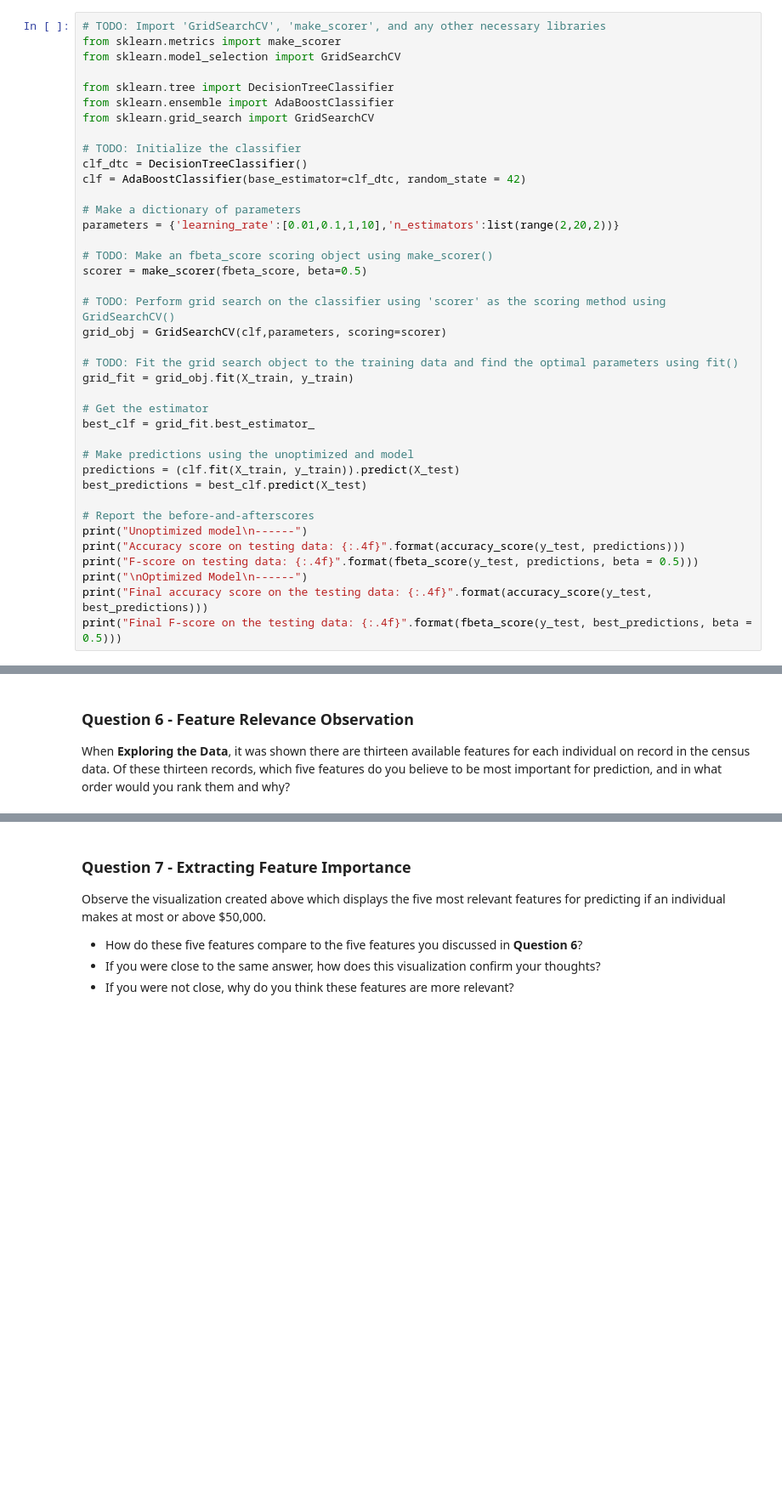
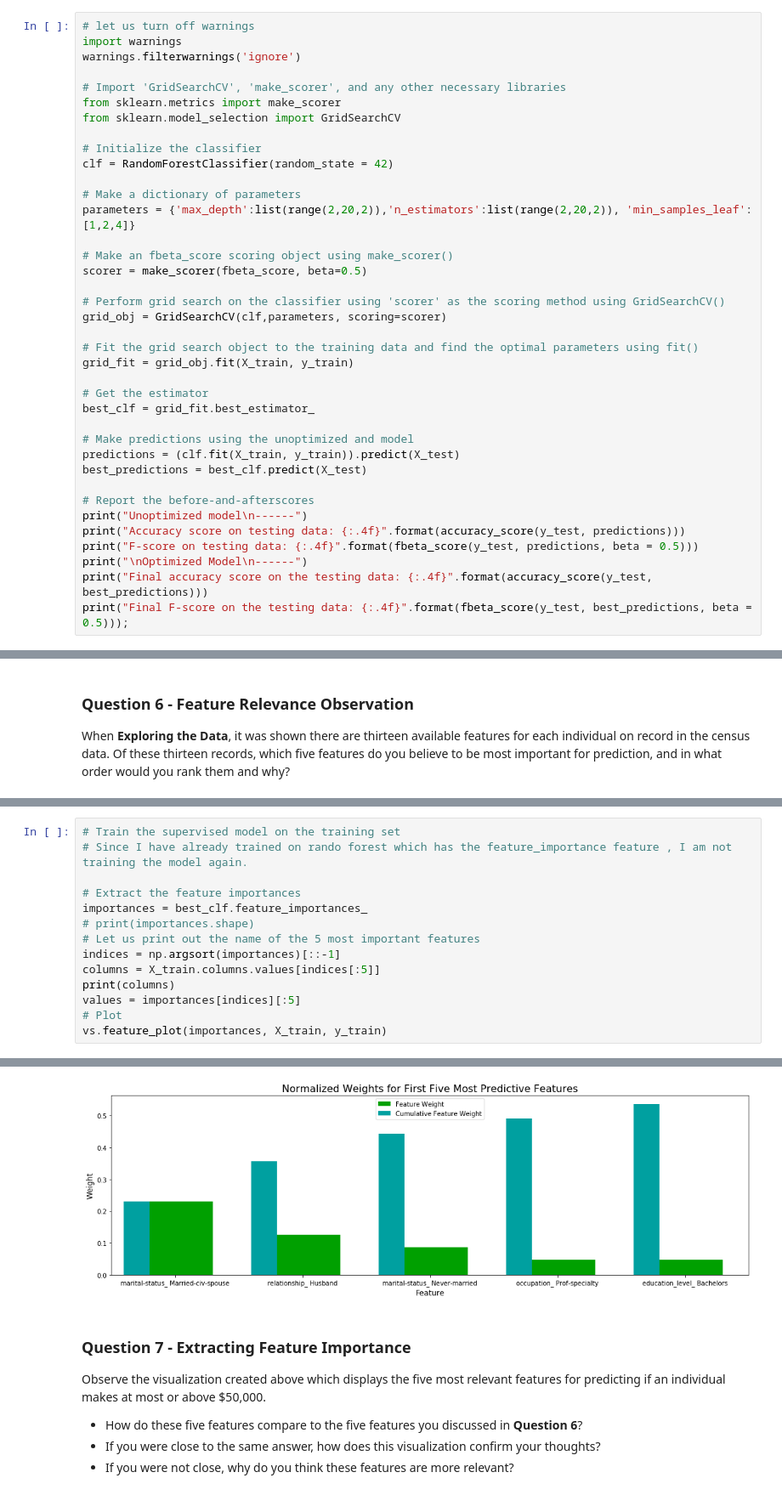
Before and after one commit to manjugoyal/DSND_Term1, a Jupyter notebook: projects/p1_charityml/finding_donors.ipynb, the cells around one changed output, grey strips where cells are left out. Shown: that part at 85% size. Saved outputs shown, nothing was run; the diff lists cells and outputs as text; blank space fills up the shorter version.

```diff
--- a/projects/p1_charityml/finding_donors.ipynb
+++ b/projects/p1_charityml/finding_donors.ipynb
@@ -529,26 +475,25 @@ Fine tune the chosen model. Use grid search (`GridSearchCV`) with at least one i
 # %%
-# TODO: Import 'GridSearchCV', 'make_scorer', and any other necessary libraries
+# let us turn off warnings
+import warnings
+warnings.filterwarnings('ignore')
+
+# Import 'GridSearchCV', 'make_scorer', and any other necessary libraries
 from sklearn.metrics import make_scorer
 from sklearn.model_selection import GridSearchCV
 
-from sklearn.tree import DecisionTreeClassifier
-from sklearn.ensemble import AdaBoostClassifier
-from sklearn.grid_search import GridSearchCV
-
-# TODO: Initialize the classifier
-clf_dtc = DecisionTreeClassifier()
-clf = AdaBoostClassifier(base_estimator=clf_dtc, random_state = 42)
+# Initialize the classifier
+clf = RandomForestClassifier(random_state = 42)
 
 # Make a dictionary of parameters
-parameters = {'learning_rate':[0.01,0.1,1,10],'n_estimators':list(range(2,20,2))}
+parameters = {'max_depth':list(range(2,20,2)),'n_estimators':list(range(2,20,2)), 'min_samples_leaf':[1,2,4]}
 
-# TODO: Make an fbeta_score scoring object using make_scorer()
+# Make an fbeta_score scoring object using make_scorer()
 scorer = make_scorer(fbeta_score, beta=0.5)
 
-# TODO: Perform grid search on the classifier using 'scorer' as the scoring method using GridSearchCV()
+# Perform grid search on the classifier using 'scorer' as the scoring method using GridSearchCV()
 grid_obj = GridSearchCV(clf,parameters, scoring=scorer)
 
-# TODO: Fit the grid search object to the training data and find the optimal parameters using fit()
+# Fit the grid search object to the training data and find the optimal parameters using fit()
 grid_fit = grid_obj.fit(X_train, y_train)
 
 # Get the estimator
@@ -564,7 +509,7 @@ print("Accuracy score on testing data: {:.4f}".format(accuracy_score(y_test, pre
 print("F-score on testing data: {:.4f}".format(fbeta_score(y_test, predictions, beta = 0.5)))
 print("\nOptimized Model\n------")
 print("Final accuracy score on the testing data: {:.4f}".format(accuracy_score(y_test, best_predictions)))
-print("Final F-score on the testing data: {:.4f}".format(fbeta_score(y_test, best_predictions, beta = 0.5)))
+print("Final F-score on the testing data: {:.4f}".format(fbeta_score(y_test, best_predictions, beta = 0.5)));
 # %% [output]
 Unoptimized model
 ------
@@ -625,0 +559,15 @@ vs.feature_plot(importances, X_train, y_train)
+# %%
+# Train the supervised model on the training set
+# Since I have already trained on rando forest which has the feature_importance feature , I am not training the model again.
+
+# Extract the feature importances
+importances = best_clf.feature_importances_
+# print(importances.shape)
+# Let us print out the name of the 5 most important features
+indices = np.argsort(importances)[::-1]
+columns = X_train.columns.values[indices[:5]]
+print(columns)
+values = importances[indices][:5]
+# Plot
+vs.feature_plot(importances, X_train, y_train)
+# %% [output]
@@ -626,3 +577,4 @@ vs.feature_plot(importances, X_train, y_train)
+[figure, added]
 # %% [markdown]
 ### Question 7 - Extracting Feature Importance
 
```
Also changed, not shown: parts of 43 cells of this notebook, 2 other files.
